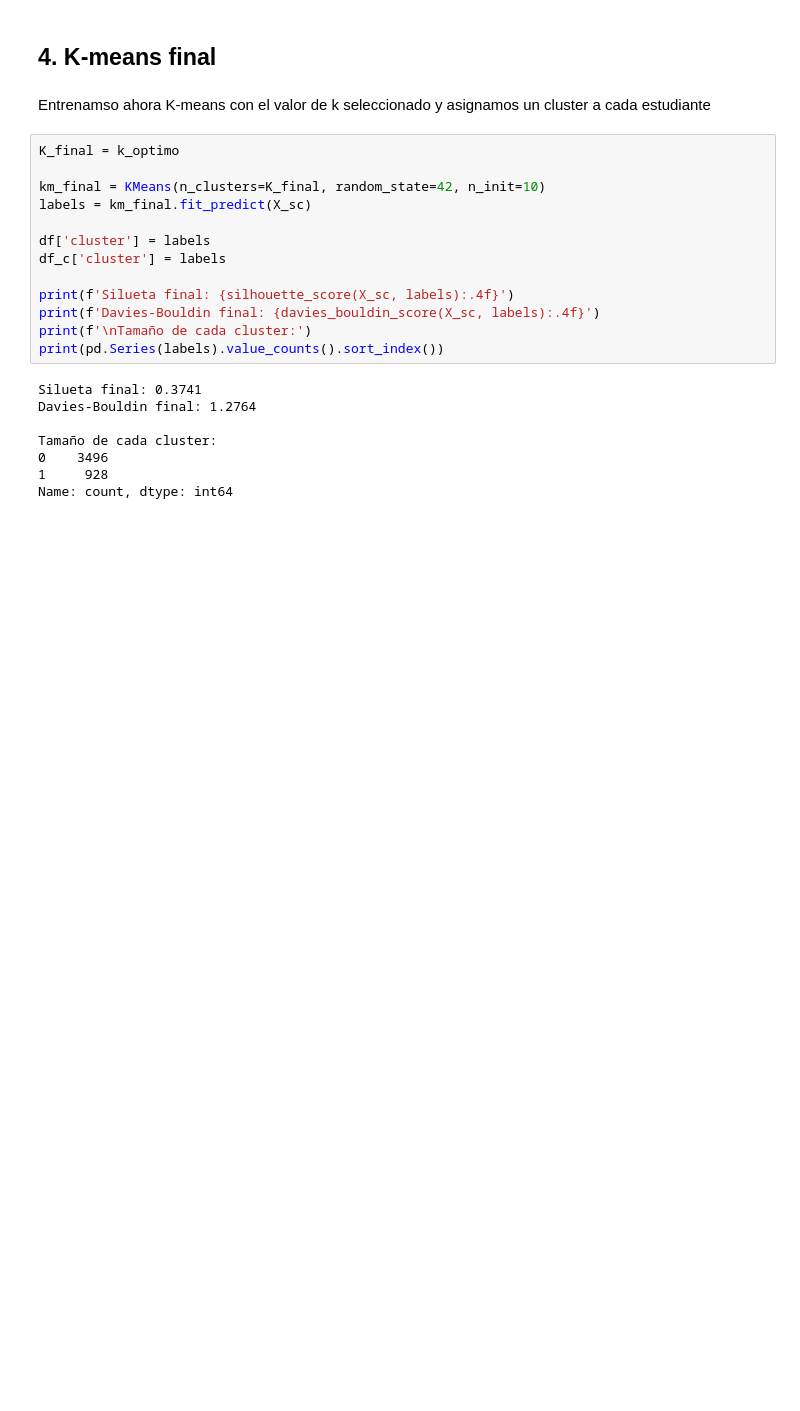
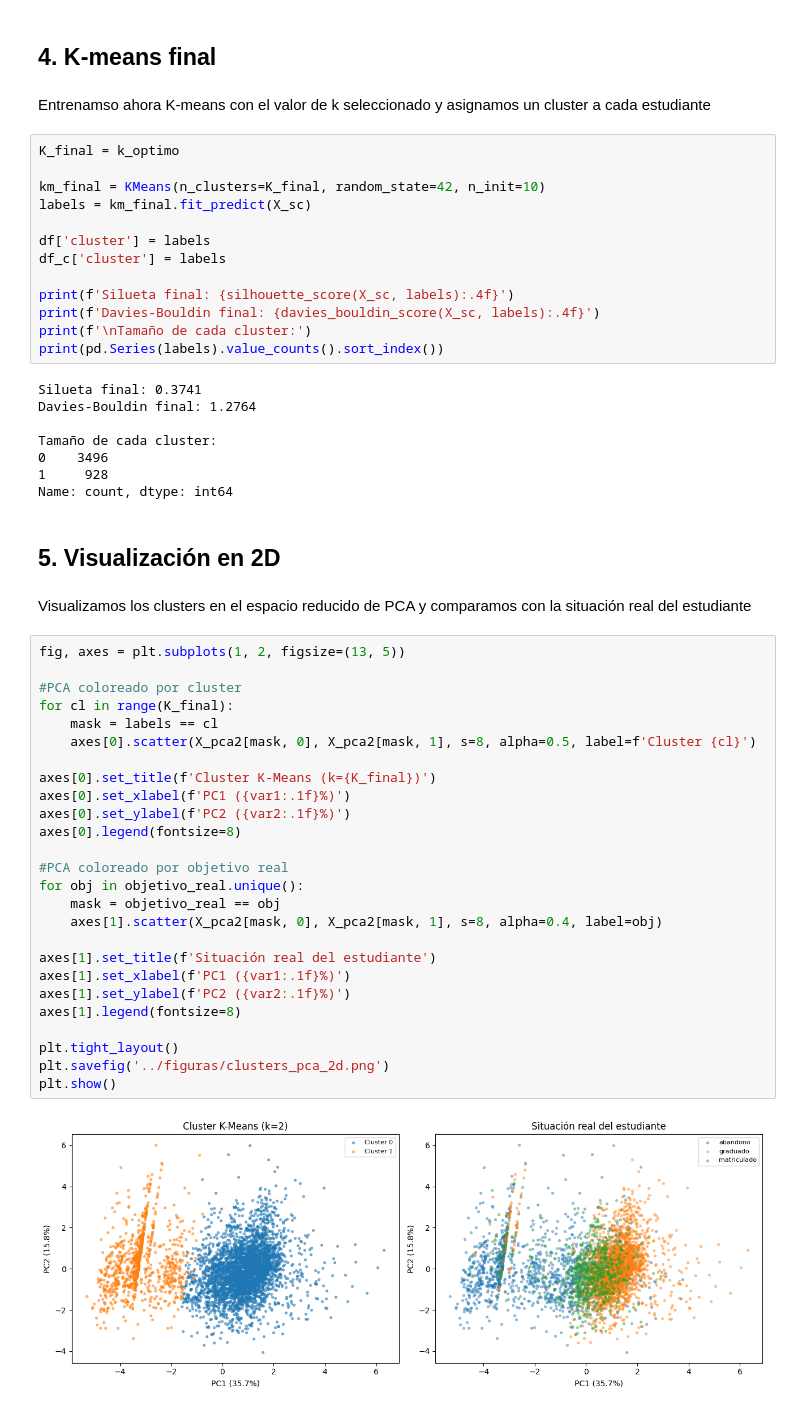
Before and after one commit to adrianalorenzo/ML_proyecto_final, a Jupyter notebook: notebooks/05_clustering.ipynb, the cells around one changed output. Cells and saved outputs as stored; diff of their text form; blank space fills up the shorter version.

Commit message:
Analizado 5.5. y empezado 5.6 Perfils por cluster

```diff
--- a/notebooks/05_clustering.ipynb
+++ b/notebooks/05_clustering.ipynb
@@ -227,3 +227,35 @@ Tamaño de cada cluster:
 0    3496
 1     928
 Name: count, dtype: int64
+# %% [markdown]
+## 5. Visualización en 2D
+# %% [markdown]
+Visualizamos los clusters en el espacio reducido de PCA y comparamos con la situación real del estudiante
+# %%
+fig, axes = plt.subplots(1, 2, figsize=(13, 5))
+
+#PCA coloreado por cluster
+for cl in range(K_final):
+    mask = labels == cl
+    axes[0].scatter(X_pca2[mask, 0], X_pca2[mask, 1], s=8, alpha=0.5, label=f'Cluster {cl}')
+
+axes[0].set_title(f'Cluster K-Means (k={K_final})')
+axes[0].set_xlabel(f'PC1 ({var1:.1f}%)')
+axes[0].set_ylabel(f'PC2 ({var2:.1f}%)')
+axes[0].legend(fontsize=8)
+
+#PCA coloreado por objetivo real
+for obj in objetivo_real.unique():
+    mask = objetivo_real == obj
+    axes[1].scatter(X_pca2[mask, 0], X_pca2[mask, 1], s=8, alpha=0.4, label=obj)
+
+axes[1].set_title(f'Situación real del estudiante')
+axes[1].set_xlabel(f'PC1 ({var1:.1f}%)')
+axes[1].set_ylabel(f'PC2 ({var2:.1f}%)')
+axes[1].legend(fontsize=8)
+
+plt.tight_layout()
+plt.savefig('../figuras/clusters_pca_2d.png')
+plt.show()
+# %% [output]
+[figure, added]
```
Also changed, not shown: parts of 4 cells of this notebook, 1 other file.
